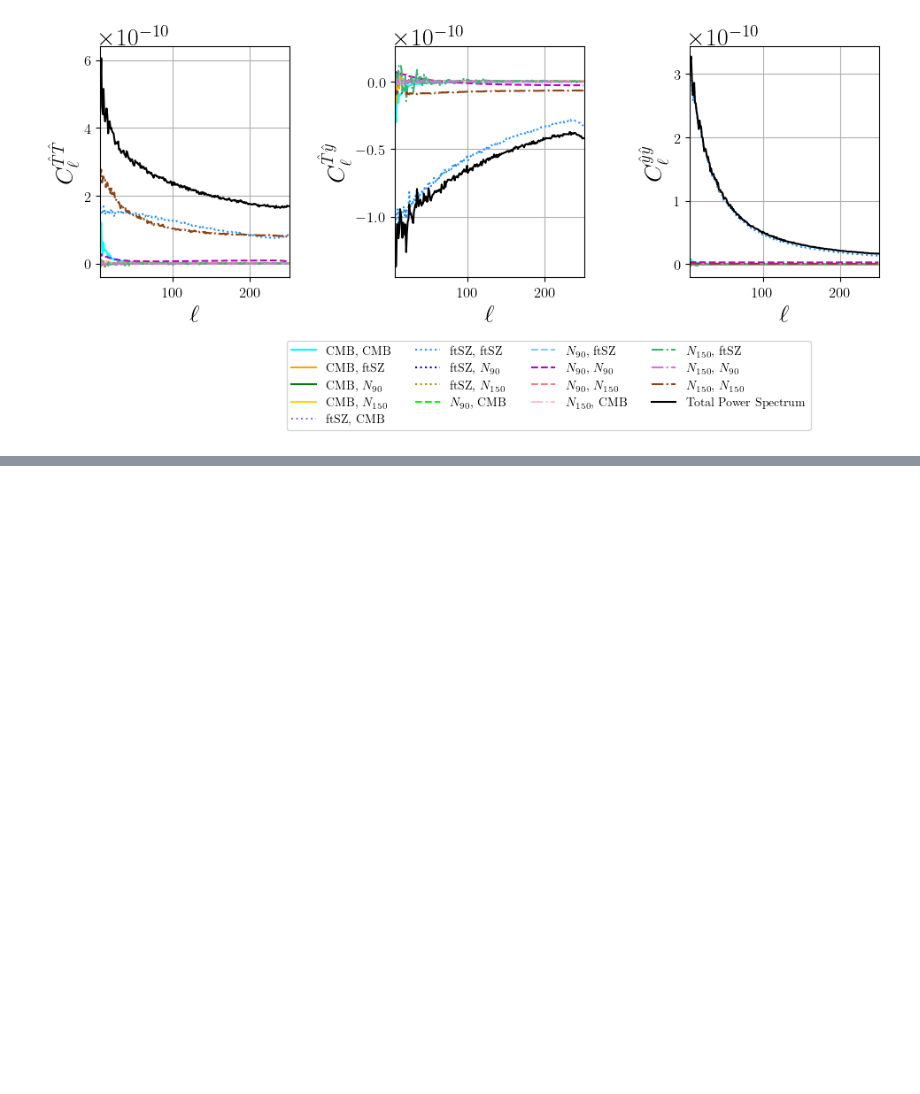
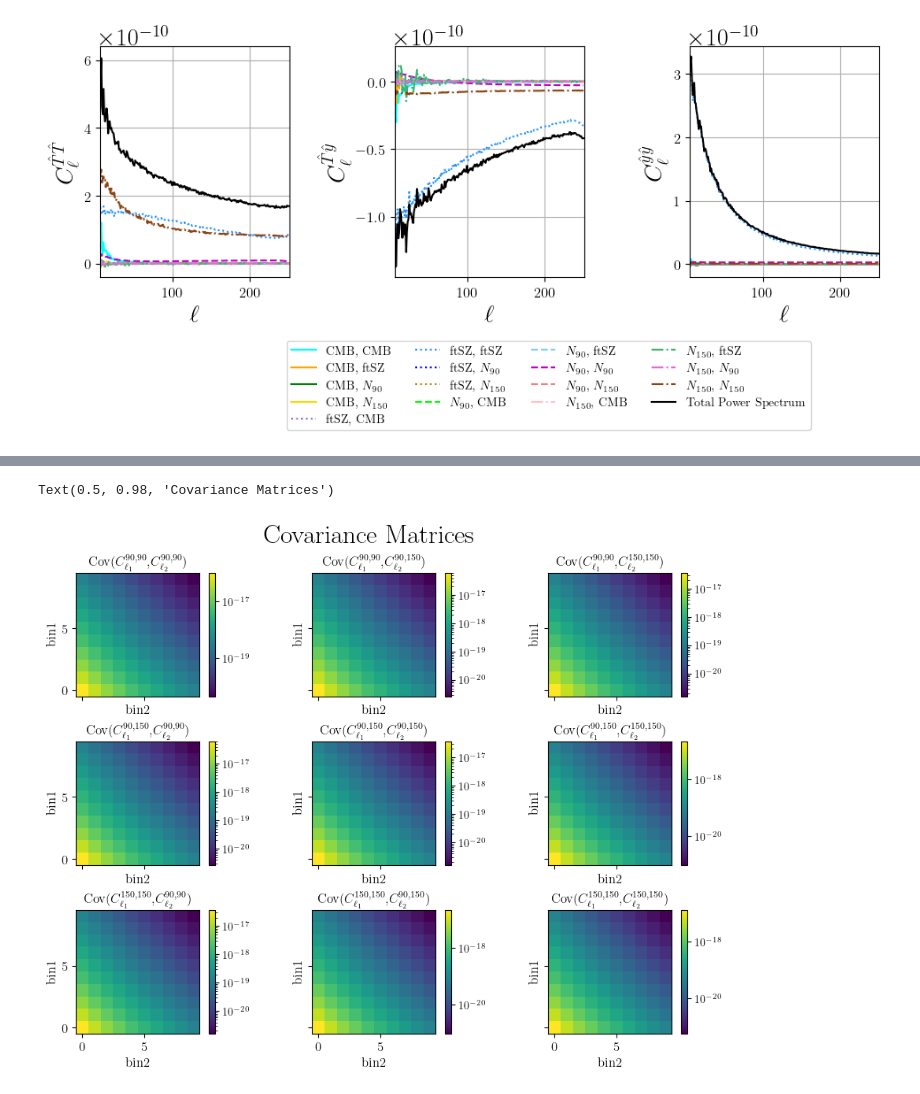
Before and after one commit to kmsurrao/NILC-Inference-Pipeline, a Jupyter notebook: notebooks/pipeline_plotting_examples.ipynb, the cells around one changed output, grey strips where cells are left out. Saved outputs shown, nothing was run; the diff lists cells and outputs as text; code cells hidden in the pictures; blank space fills up the shorter version.

Commit message:
binned NILC

```diff
--- a/notebooks/pipeline_plotting_examples.ipynb
+++ b/notebooks/pipeline_plotting_examples.ipynb
@@ -763,0 +766,3 @@ array([0.25      , 0.41666667, 0.58333333, 0.75      , 0.91666667,
+# %%
+Clij = pickle.load(open(f'/Users/kristen/Documents/NILC_plots/outputs_pipeline_binned/data_vecs/Clij.p', 'rb'))
+Nbins = 10
@@ -763,0 +879,6 @@ array([0.25      , 0.41666667, 0.58333333, 0.75      , 0.91666667,
+# %%
+PScov_sim = get_PScov_sim(Clij)
+PScov_sim_Inv_invert3x3 = np.zeros_like(PScov_sim)
+for b1 in range(Nbins):
+    for b2 in range(Nbins):
+        PScov_sim_Inv_invert3x3[b1,b2] = scipy.linalg.inv(PScov_sim[b1,b2])
@@ -763,0 +960,27 @@ array([0.25      , 0.41666667, 0.58333333, 0.75      , 0.91666667,
+# %%
+fig, axs = plt.subplots(3,3, figsize=(9,7), sharex=True, sharey=True, layout='constrained')
+axs = axs.flatten()
+ax = 0
+start = 5
+PS_strings1 = [r'$C_{\ell_1}^{90,90}$', r'$C_{\ell_1}^{90,150}$', r'$C_{\ell_1}^{150,150}$']
+PS_strings2 = [r'$C_{\ell_2}^{90,90}$', r'$C_{\ell_2}^{90,150}$', r'$C_{\ell_2}^{150,150}$']
+for p in range(3):
+    for q in range(3):
+        plt.axes(axs[ax])
+        min_val = np.mean(PScov_sim[start:,start:,p,q]) - 3*np.std(PScov_sim[start:,start:,p,q])
+        max_val = np.mean(PScov_sim[start:,start:,p,q]) + 3*np.std(PScov_sim[start:,start:,p,q])
+        linthresh = 1.e-22
+#         plt.imshow(PScov_sim[start:,start:,p,q], norm=SymLogNorm(linthresh=linthresh, vmin=min_val, vmax=max_val),origin='lower')
+        plt.imshow(np.abs(PScov_sim[:,:,p,q]), norm=LogNorm(),origin='lower')
+        cbar = plt.colorbar()
+        cbar.ax.tick_params(labelsize=10)
+        ax += 1
+        plt.xticks(fontsize=12)
+        plt.yticks(fontsize=12)
+        plt.xlabel('bin2', fontsize=12)
+        plt.ylabel('bin1', fontsize=12)
+        plt.title(f'Cov({PS_strings1[p]},{PS_strings2[q]})', fontsize=12)
+plt.suptitle('Covariance Matrices')
+# %% [output]
+Text(0.5, 0.98, 'Covariance Matrices')
+[figure, added]
```
Also changed, not shown: parts of 55 cells of this notebook, 5 other files.
